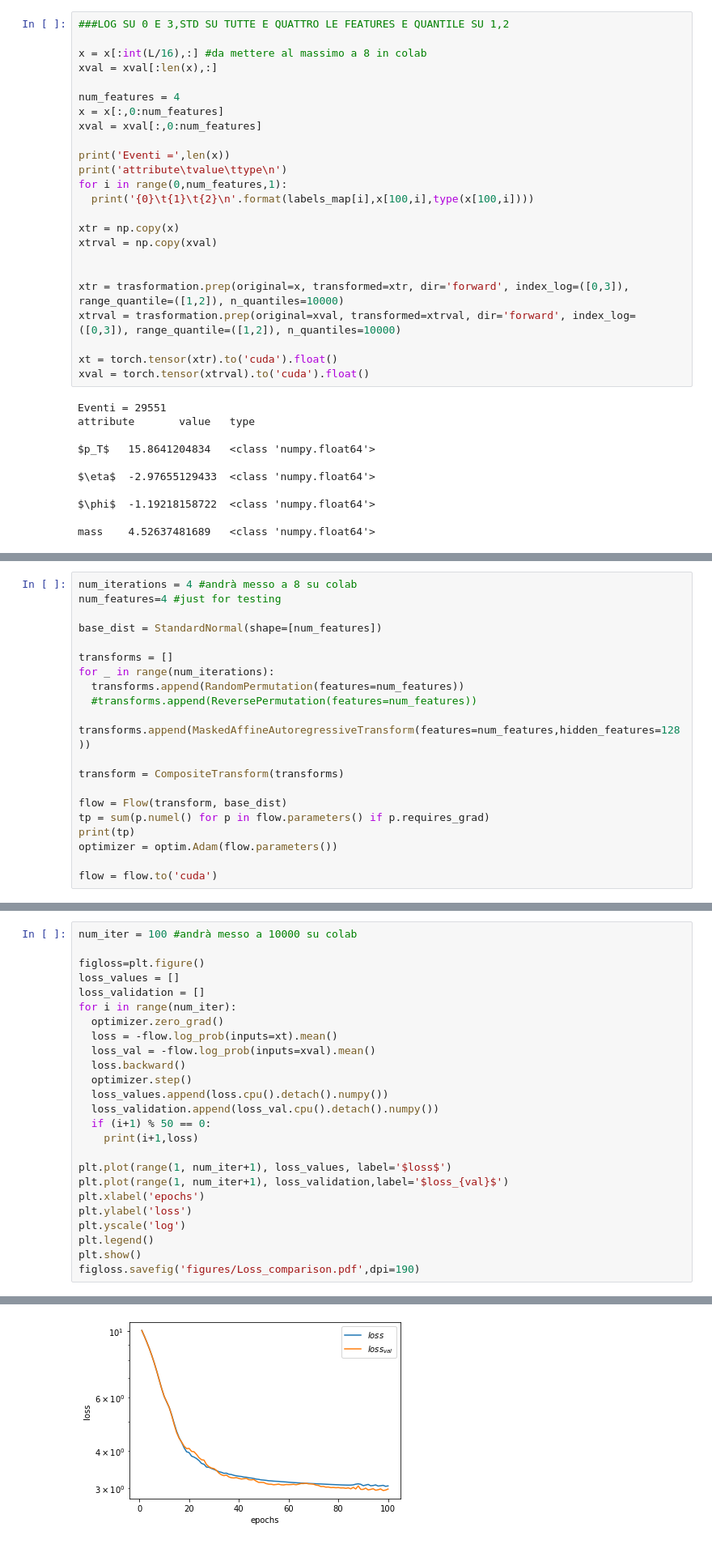
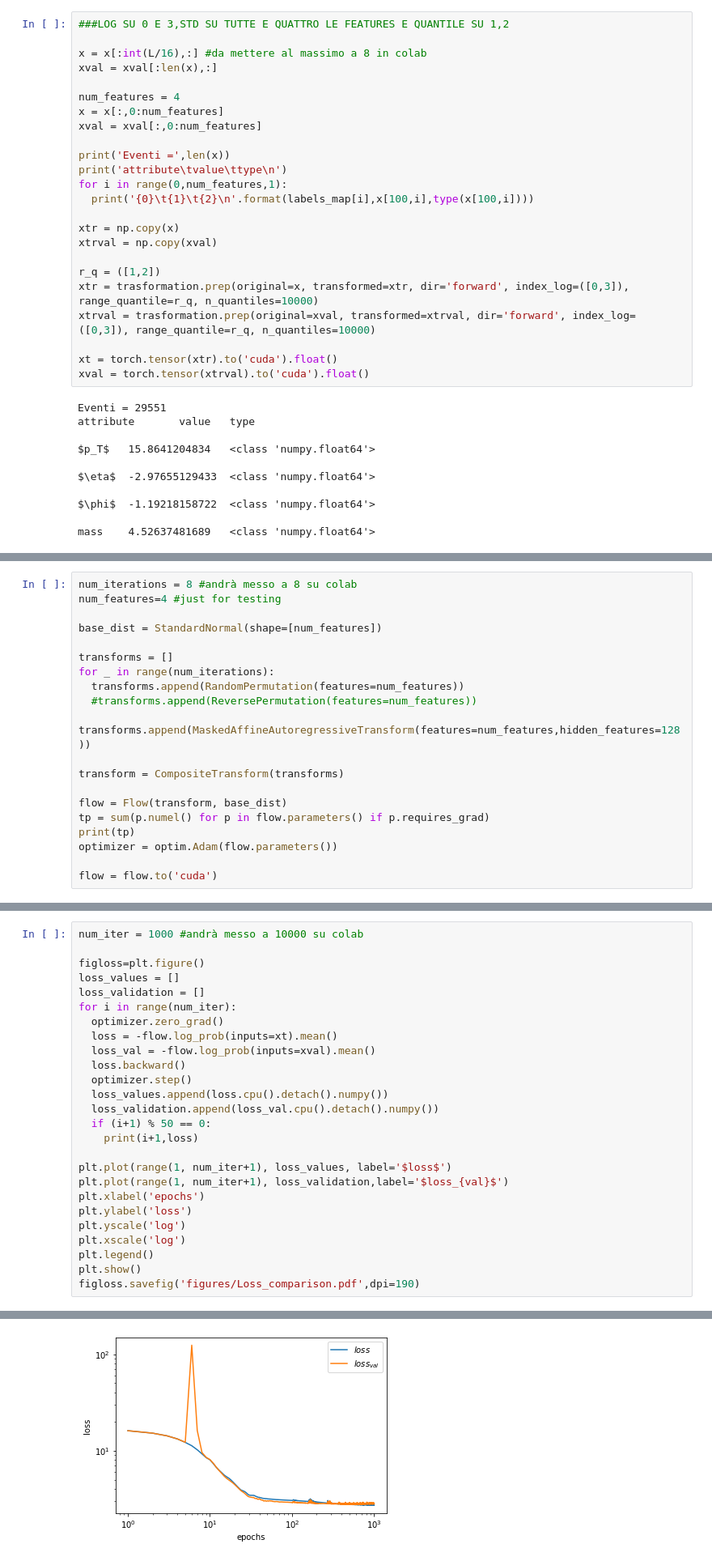
Before and after one commit to igordt/CMEPDA, a Jupyter notebook: Originale.ipynb, the cells around one changed output, grey strips where cells are left out. Shown at 81% size. Saved outputs shown, nothing was run; the diff lists cells and outputs as text.

```diff
--- a/Originale.ipynb
+++ b/Originale.ipynb
@@ -92,9 +94,9 @@ for i in range(0,num_features,1):
 xtr = np.copy(x)
 xtrval = np.copy(xval)
 
-
-xtr = trasformation.prep(original=x, transformed=xtr, dir='forward', index_log=([0,3]), range_quantile=([1,2]), n_quantiles=10000)
-xtrval = trasformation.prep(original=xval, transformed=xtrval, dir='forward', index_log=([0,3]), range_quantile=([1,2]), n_quantiles=10000)
+r_q = ([1,2])
+xtr = trasformation.prep(original=x, transformed=xtr, dir='forward', index_log=([0,3]), range_quantile=r_q, n_quantiles=10000)
+xtrval = trasformation.prep(original=xval, transformed=xtrval, dir='forward', index_log=([0,3]), range_quantile=r_q, n_quantiles=10000)
 
 xt = torch.tensor(xtr).to('cuda').float()
 xval = torch.tensor(xtrval).to('cuda').float()
@@ -172,7 +174,7 @@ fig.savefig('figures/Variables_distribution.pdf',dpi=190)
 # %% [output]
 [figure]
 # %%
-num_iterations = 4 #andrà messo a 8 su colab
+num_iterations = 8 #andrà messo a 8 su colab
 num_features=4 #just for testing
 
 base_dist = StandardNormal(shape=[num_features])
@@ -196,5 +198,5 @@ flow = flow.to('cuda')
 # %%
-num_iter = 100 #andrà messo a 10000 su colab
+num_iter = 1000 #andrà messo a 10000 su colab
 
 figloss=plt.figure()
 loss_values = []
@@ -215,6 +217,7 @@ plt.plot(range(1, num_iter+1), loss_validation,label='$loss_{val}$')
 plt.xlabel('epochs')
 plt.ylabel('loss')
 plt.yscale('log')
+plt.xscale('log')
 plt.legend()
 plt.show()
 figloss.savefig('figures/Loss_comparison.pdf',dpi=190)
@@ -224,4 +245,4 @@ figloss.savefig('figures/Loss_comparison.pdf',dpi=190)
-[figure, old version]
+[figure, new version]
 # %%
 sample = flow.sample(int(len(x)))
 sample = sample.cpu().detach().numpy()
```
Also changed, not shown: parts of 12 cells of this notebook, 7 other files.
